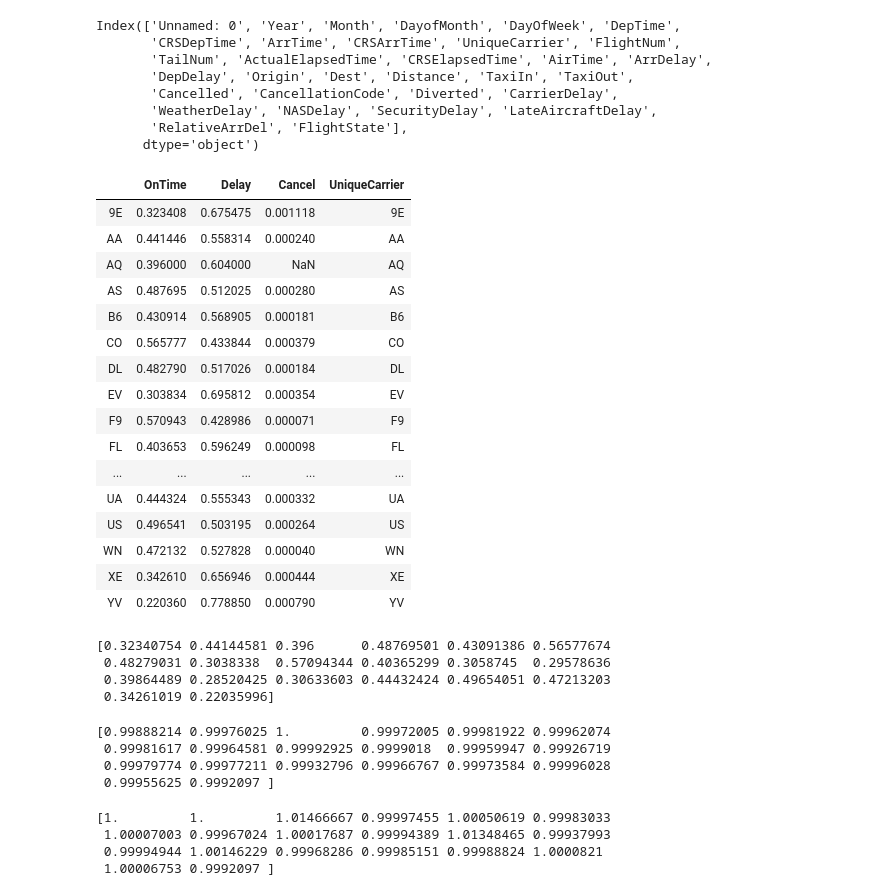
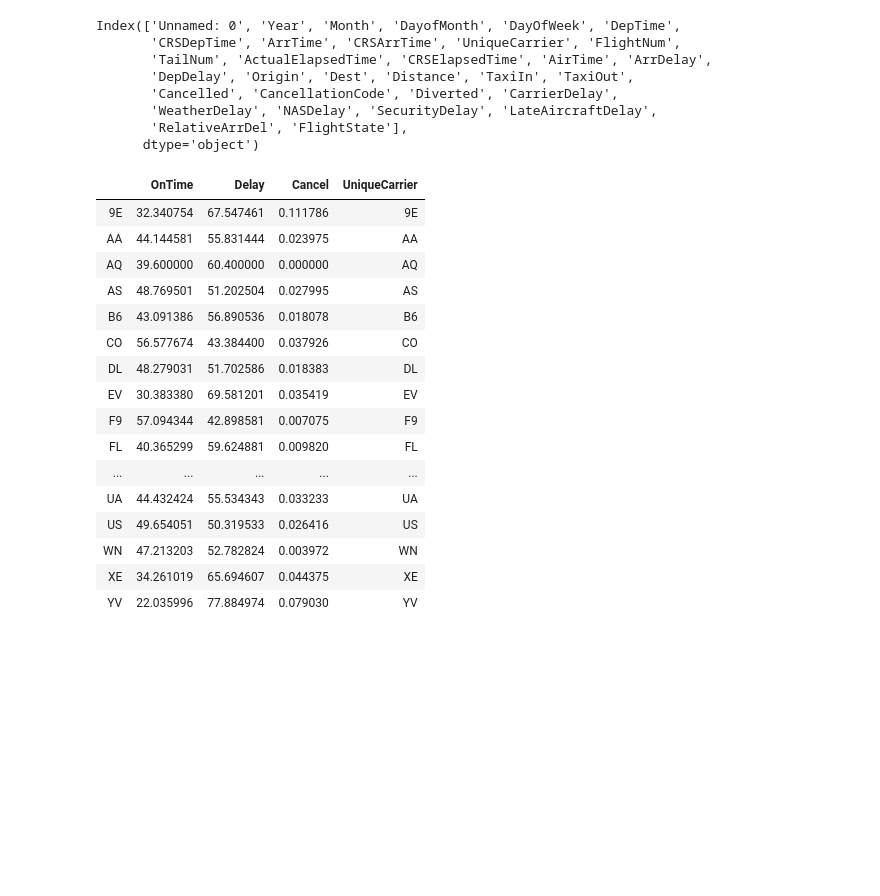
Before and after one commit to Wolfking2015/Final-Project-For-AML, a Jupyter notebook: final-project.ipynb, the cells around one changed output. Cells and saved outputs as stored; diff of their text form; code cells hidden in the pictures; blank space fills up the shorter version.

```diff
--- a/final-project.ipynb
+++ b/final-project.ipynb
@@ -610,33 +610,34 @@ Index(['Unnamed: 0', 'Year', 'Month', 'DayofMonth', 'DayOfWeek', 'DepTime',
 # %%
 #Grouping the data according to unique carrier
 CarrierGroup_Total=pd.DataFrame(data_airline.groupby(data_airline['UniqueCarrier']).UniqueCarrier.count())
 CarrierGroup_OnTime=pd.DataFrame(data_airline[data_airline.FlightState==0].groupby(data_airline['UniqueCarrier']).UniqueCarrier.count())
 CarrierGroup_Delay=pd.DataFrame(data_airline[data_airline.FlightState==1].groupby(data_airline['UniqueCarrier']).UniqueCarrier.count())
 CarrierGroup_Cancel=pd.DataFrame(data_airline[data_airline.FlightState==2].groupby(data_airline['UniqueCarrier']).UniqueCarrier.count())
 
 CarrierGroup=pd.concat([CarrierGroup_Total, CarrierGroup_OnTime,CarrierGroup_Delay,CarrierGroup_Cancel],axis = 1,sort=False)
 CarrierGroup.columns = ['Total','OnTime','Delay','Cancel']
 UniqueCarrier=CarrierGroup_Total.index
 CarrierGroup['UniqueCarrier']=UniqueCarrier
-CarrierGroup['OnTime']=CarrierGroup['OnTime']/CarrierGroup['Total']
-CarrierGroup['Delay']=CarrierGroup['Delay']/CarrierGroup['Total']
-CarrierGroup['Cancel']=CarrierGroup['Cancel']/CarrierGroup['Total']
+CarrierGroup['OnTime']=CarrierGroup['OnTime']/CarrierGroup['Total']*100
+CarrierGroup['Delay']=CarrierGroup['Delay']/CarrierGroup['Total']*100
+CarrierGroup['Cancel']=CarrierGroup['Cancel']/CarrierGroup['Total']*100
+CarrierGroup['Cancel'].fillna(0,inplace=True)
 CarrierGroup.drop(['Total'],axis=1)
 # %% [output]
 |  | OnTime | Delay | Cancel | UniqueCarrier |
-| 9E | 0.323408 | 0.675475 | 0.001118 | 9E |
-| AA | 0.441446 | 0.558314 | 0.000240 | AA |
-| AQ | 0.396000 | 0.604000 | NaN | AQ |
-| AS | 0.487695 | 0.512025 | 0.000280 | AS |
-| B6 | 0.430914 | 0.568905 | 0.000181 | B6 |
-| CO | 0.565777 | 0.433844 | 0.000379 | CO |
-| DL | 0.482790 | 0.517026 | 0.000184 | DL |
-| EV | 0.303834 | 0.695812 | 0.000354 | EV |
-| F9 | 0.570943 | 0.428986 | 0.000071 | F9 |
-| FL | 0.403653 | 0.596249 | 0.000098 | FL |
+| 9E | 32.340754 | 67.547461 | 0.111786 | 9E |
+| AA | 44.144581 | 55.831444 | 0.023975 | AA |
+| AQ | 39.600000 | 60.400000 | 0.000000 | AQ |
+| AS | 48.769501 | 51.202504 | 0.027995 | AS |
+| B6 | 43.091386 | 56.890536 | 0.018078 | B6 |
+| CO | 56.577674 | 43.384400 | 0.037926 | CO |
+| DL | 48.279031 | 51.702586 | 0.018383 | DL |
+| EV | 30.383380 | 69.581201 | 0.035419 | EV |
+| F9 | 57.094344 | 42.898581 | 0.007075 | F9 |
+| FL | 40.365299 | 59.624881 | 0.009820 | FL |
 | ... | ... | ... | ... | ... |
-| UA | 0.444324 | 0.555343 | 0.000332 | UA |
-| US | 0.496541 | 0.503195 | 0.000264 | US |
-| WN | 0.472132 | 0.527828 | 0.000040 | WN |
-| XE | 0.342610 | 0.656946 | 0.000444 | XE |
-| YV | 0.220360 | 0.778850 | 0.000790 | YV |
+| UA | 44.432424 | 55.534343 | 0.033233 | UA |
+| US | 49.654051 | 50.319533 | 0.026416 | US |
+| WN | 47.213203 | 52.782824 | 0.003972 | WN |
+| XE | 34.261019 | 65.694607 | 0.044375 | XE |
+| YV | 22.035996 | 77.884974 | 0.079030 | YV |
@@ -648,21 +643,0 @@ s_bottom = n_bottom + CarrierGroup_Cancel.values/CarrierGroup_Total.values
-# %%
-print(w_bottom)
-# %% [output]
-[0.32340754 0.44144581 0.396      0.48769501 0.43091386 0.56577674
- 0.48279031 0.3038338  0.57094344 0.40365299 0.3058745  0.29578636
- 0.39864489 0.28520425 0.30633603 0.44432424 0.49654051 0.47213203
- 0.34261019 0.22035996]
-# %%
-print(n_bottom)
-# %% [output]
-[0.99888214 0.99976025 1.         0.99972005 0.99981922 0.99962074
- 0.99981617 0.99964581 0.99992925 0.9999018  0.99959947 0.99926719
- 0.99979774 0.99977211 0.99932796 0.99966767 0.99973584 0.99996028
- 0.99955625 0.9992097 ]
-# %%
-print(s_bottom)
-# %% [output]
-[1.         1.         1.01466667 0.99997455 1.00050619 0.99983033
- 1.00007003 0.99967024 1.00017687 0.99994389 1.01348465 0.99937993
- 0.99994944 1.00146229 0.99968286 0.99985151 0.99988824 1.0000821
- 1.00006753 0.9992097 ]
```
Also changed, not shown: parts of 6 cells of this notebook.
